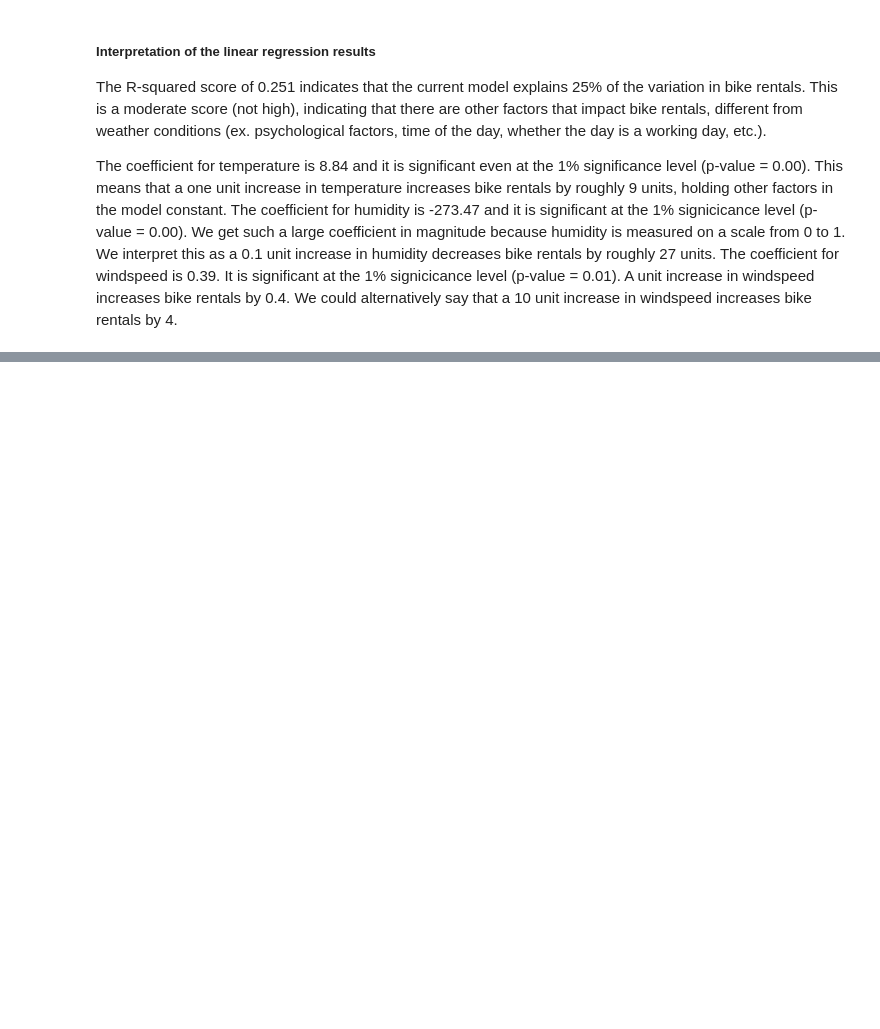
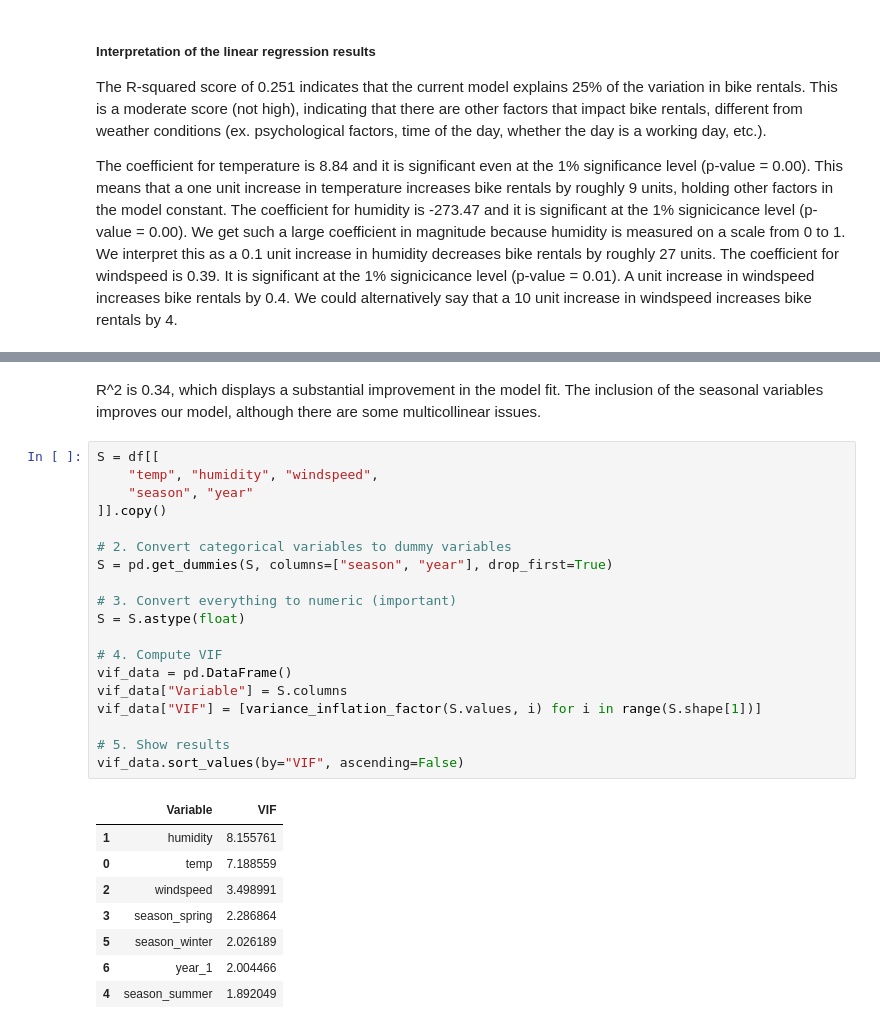
Before and after one commit to rumen111/data_science, a Jupyter notebook: data_science.ipynb, the cells around one changed output, grey strips where cells are left out. Saved outputs shown, nothing was run; the diff lists cells and outputs as text; blank space fills up the shorter version.

```diff
--- a/data_science.ipynb
+++ b/data_science.ipynb
@@ -275,0 +354,30 @@ The coefficient for temperature is 8.84 and it is significant even at the 1% sig
+# %% [markdown]
+R^2 is 0.34, which displays a substantial improvement in the model fit. The inclusion of the seasonal variables improves our model, although there are some multicollinear issues.
+# %%
+S = df[[
+    "temp", "humidity", "windspeed",
+    "season", "year"
+]].copy()
+
+# 2. Convert categorical variables to dummy variables
+S = pd.get_dummies(S, columns=["season", "year"], drop_first=True)
+
+# 3. Convert everything to numeric (important)
+S = S.astype(float)
+
+# 4. Compute VIF
+vif_data = pd.DataFrame()
+vif_data["Variable"] = S.columns
+vif_data["VIF"] = [variance_inflation_factor(S.values, i) for i in range(S.shape[1])]
+
+# 5. Show results
+vif_data.sort_values(by="VIF", ascending=False)
+# %% [output]
+|  | Variable | VIF |
+| 1 | humidity | 8.155761 |
+| 0 | temp | 7.188559 |
+| 2 | windspeed | 3.498991 |
+| 3 | season_spring | 2.286864 |
+| 5 | season_winter | 2.026189 |
+| 6 | year_1 | 2.004466 |
+| 4 | season_summer | 1.892049 |
```
Also changed, not shown: parts of 10 cells of this notebook.
